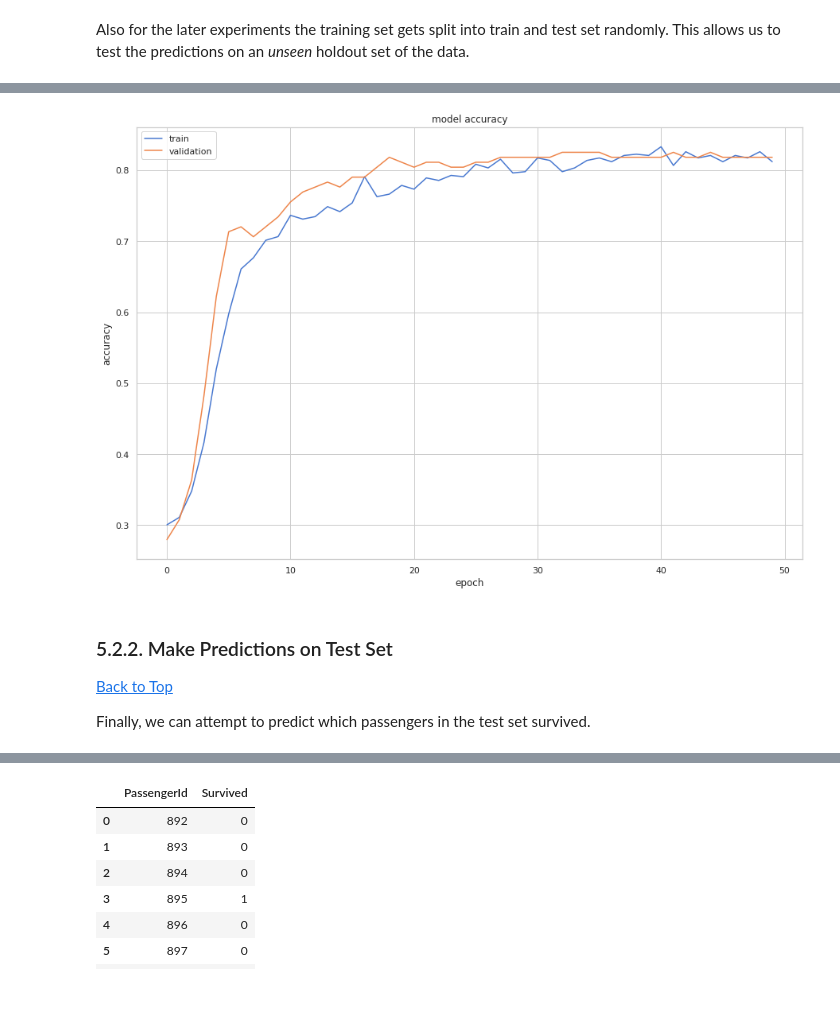
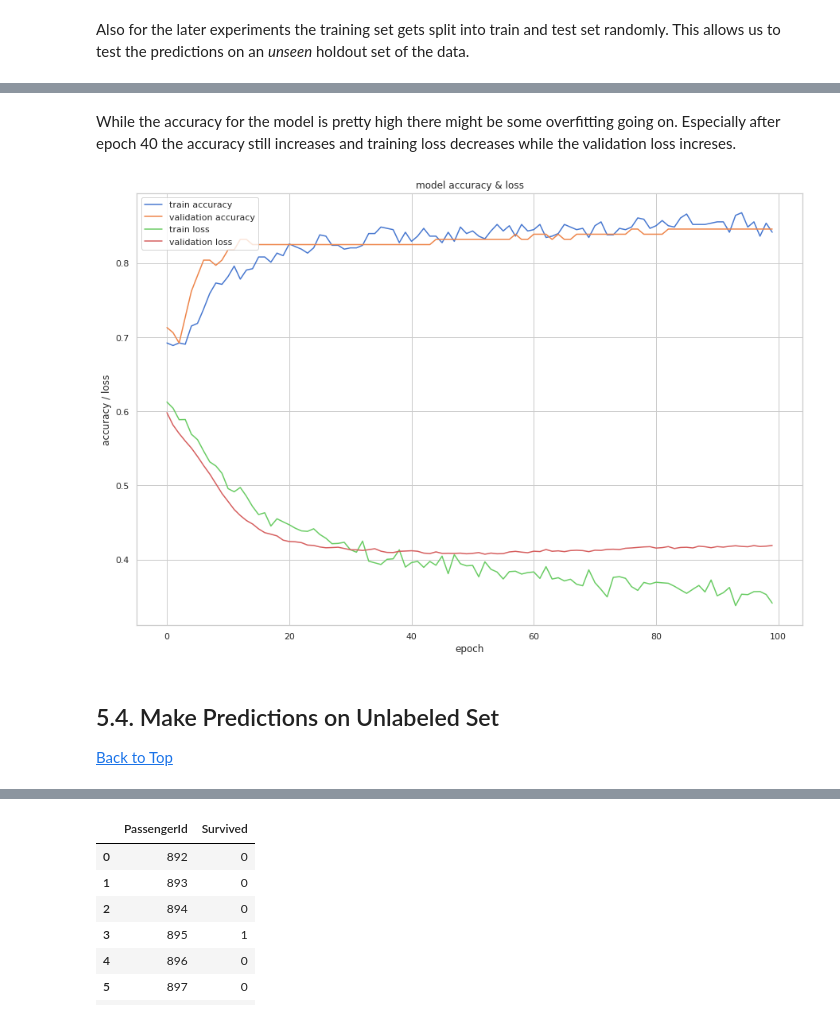
Before and after one commit to JonathanKolb/MLNNs_project, a Jupyter notebook: CS401_project.ipynb, the cells around one changed output, grey strips where cells are left out. Drawn from its saved outputs; the diff is of its cells as text; code cells hidden in the pictures.

```diff
--- a/CS401_project.ipynb
+++ b/CS401_project.ipynb
@@ -938,6 +1020,6 @@ df.to_csv("../temp/titanic_fuzzy_name.csv", index=False)
 # %%
-# hometowns = pd.read_csv('../input/titanic_cleaned_data/Titanic_Hometown_clean.csv', sep=";")
-# df = pd.read_csv('../temp/titanic_fuzzy_name.csv')
+hometowns = pd.read_csv('../input/titanic_cleaned_data/Titanic_Hometown_clean.csv', sep=";")
+df = pd.read_csv('../temp/titanic_fuzzy_name.csv')
 # %% [markdown]
 ### 5.1.2. Merge on the fuzzy names
 # %% [markdown]
@@ -1144,0 +1233,25 @@ X_train, X_test, y_train, y_test = train_test_split(
+# %%
+def create_model(lyrs=[8], act='linear', opt='Adam', dr=0.0):
+
+    # set random seed for reproducibility
+    seed(42)
+    set_seed(42)
+
+    model = Sequential()
+
+    # create first hidden layer
+    model.add(Dense(lyrs[0], input_dim=X_train.shape[1], activation=act))
+
+    # create additional hidden layers
+    for i in range(1,len(lyrs)):
+        model.add(Dense(lyrs[i], activation=act))
+
+    # add dropout, default is none
+    model.add(Dropout(dr))
+
+    # create output layer
+    model.add(Dense(1, activation='sigmoid'))  # output layer
+
+    model.compile(loss='binary_crossentropy', optimizer=opt, metrics=['accuracy'])
+
+    return model
@@ -1396,6 +1533,6 @@ Best: 0.817463 using {'dr': 0.0}
 # %%
 # create final model
-model = create_model(lyrs=[8], dr=0.2)
+model = create_model(lyrs=[12, 6], dr=0.2, act='relu')
 
 print(model.summary())
 # %% [output]
@@ -1416,8 +1555,8 @@ Non-trainable params: 0
 _________________________________________________________________
 None
 # %%
-# train model on full train set, with 80/20 CV split
-training = model.fit(X_train, y_train, epochs=50, batch_size=32,
+# train model on 80% of the Original Kaggle data set with an 80/20 train-test split
+training = model.fit(X_train, y_train, epochs=100, batch_size=32,
                      validation_split=0.2, verbose=0)
 
 # evaluate the model
@@ -1430,19 +1574,21 @@ accuracy: 83.15%
+# %% [markdown]
+While the accuracy for the model is pretty high there might be some overfitting going on. Especially after epoch 40 the accuracy still increases and training loss decreases while the validation loss increses.
 # %%
 # summarize history for accuracy
 plt.plot(training.history['accuracy'])
 plt.plot(training.history['val_accuracy'])
-plt.title('model accuracy')
-plt.ylabel('accuracy')
+plt.plot(training.history['loss'])
+plt.plot(training.history['val_loss'])
+plt.title('model accuracy & loss')
+plt.ylabel('accuracy / loss')
 plt.xlabel('epoch')
-plt.legend(['train', 'validation'], loc='upper left')
+plt.legend(['train accuracy', 'validation accuracy', 'train loss', 'validation loss'], loc='upper left')
 plt.show()
 # %% [output]
-[figure, old version]
+[figure, new version]
 # %% [markdown]
-### 5.2.2. Make Predictions on Test Set
+## 5.4. Make Predictions on Unlabeled Set
 [Back to Top](#scrollTo=3jq6wLfnS5_o)
-
-Finally, we can attempt to predict which passengers in the test set survived.
 # %%
 # calculate predictions
 unlabeled['Survived'] = model.predict(X_unlabeled)
```
Also changed, not shown: parts of 102 cells of this notebook.
